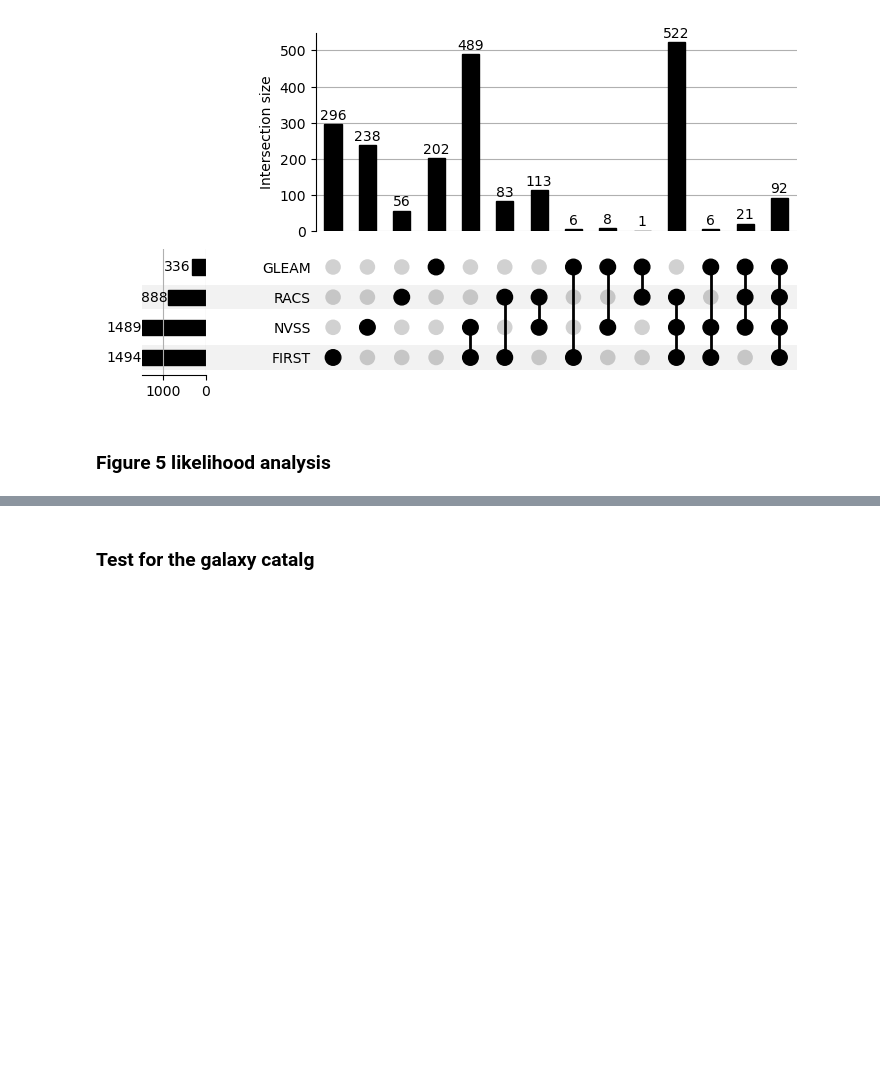
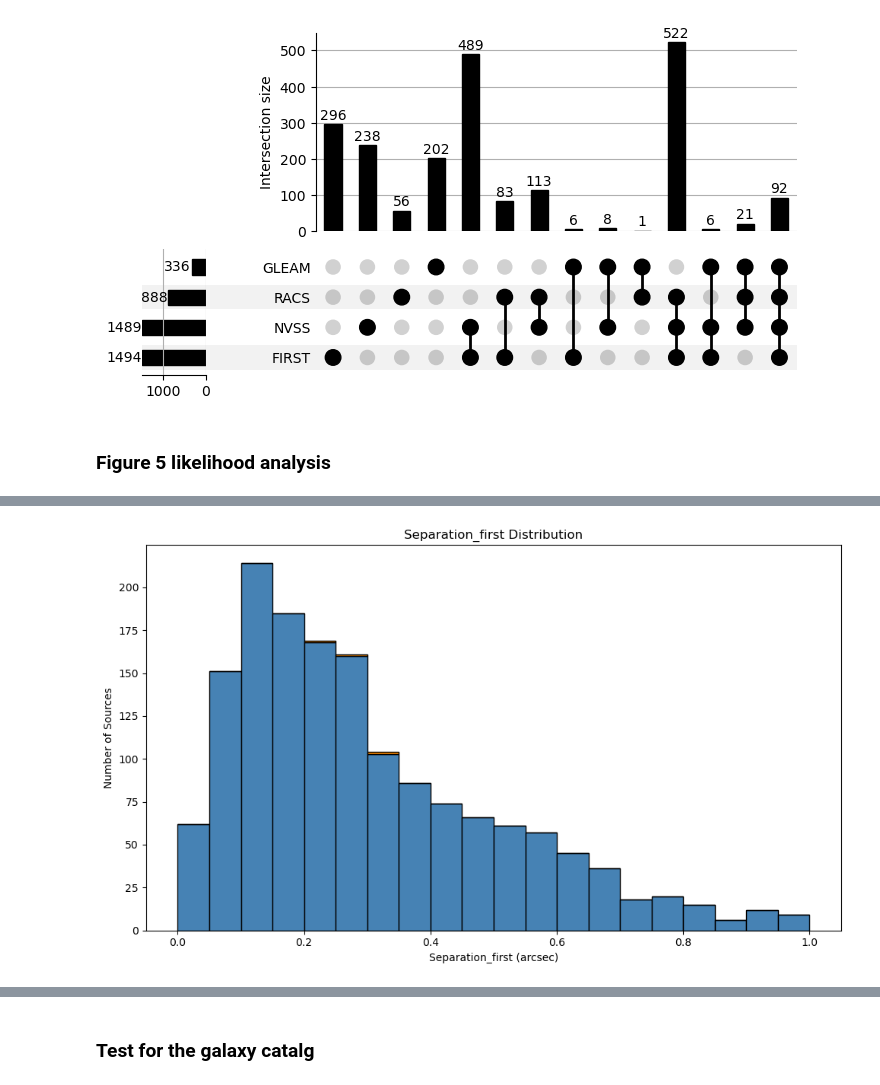
Before and after one commit to ykzhang112233/highz-catalogue, a Jupyter notebook: scripts/0-result_analysis.ipynb, the cells around one changed output, grey strips where cells are left out. Drawn from its saved outputs; the diff is of its cells as text; code cells hidden in the pictures; blank space fills up the shorter version.

```diff
--- a/scripts/0-result_analysis.ipynb
+++ b/scripts/0-result_analysis.ipynb
@@ -512,0 +662,22 @@ def likelihood_analysis(df, z_threshold=5):
+# %%
+# plot the histogram of Separation_first
+plt.figure(figsize=(10, 6))
+
+first_t1 = df_good_likeli[df_good_likeli['source_tier_first'] == 1]['Separation_first']
+first_t23= df_good_likeli[df_good_likeli['source_tier_first'] >= 2]['Separation_first']
+
+plt.hist([first_t1,first_t23], bins=20, range=(0, 1),
+         stacked=True,
+         edgecolor='black',
+         color=['steelblue', 'darkorange'],
+         label=['Separation_first (tier 1)', 'Separation_first (tier 2/3)'])
+plt.title('Separation_first Distribution')
+plt.xlabel('Separation_first (arcsec)')
+plt.ylabel('Number of Sources')
+# using log scale for y-axis
+# plt.yscale('log')
+plt.tight_layout()
+# plt.savefig('likelihood_r_distribution.pdf', format='pdf', dpi=300)
+plt.show()
+# %% [output]
+[figure, added]
```
Also changed, not shown: parts of 10 cells of this notebook.
